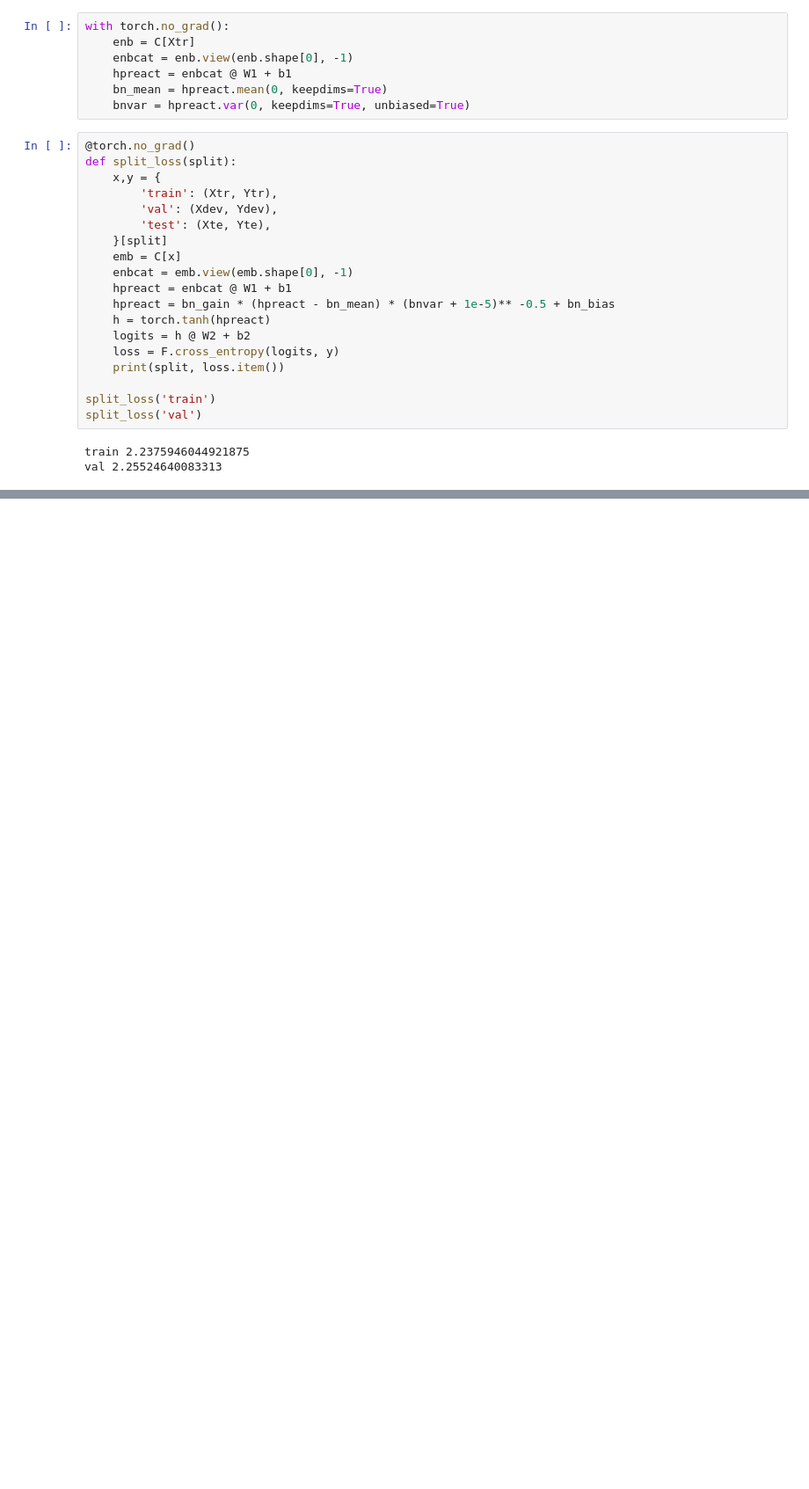
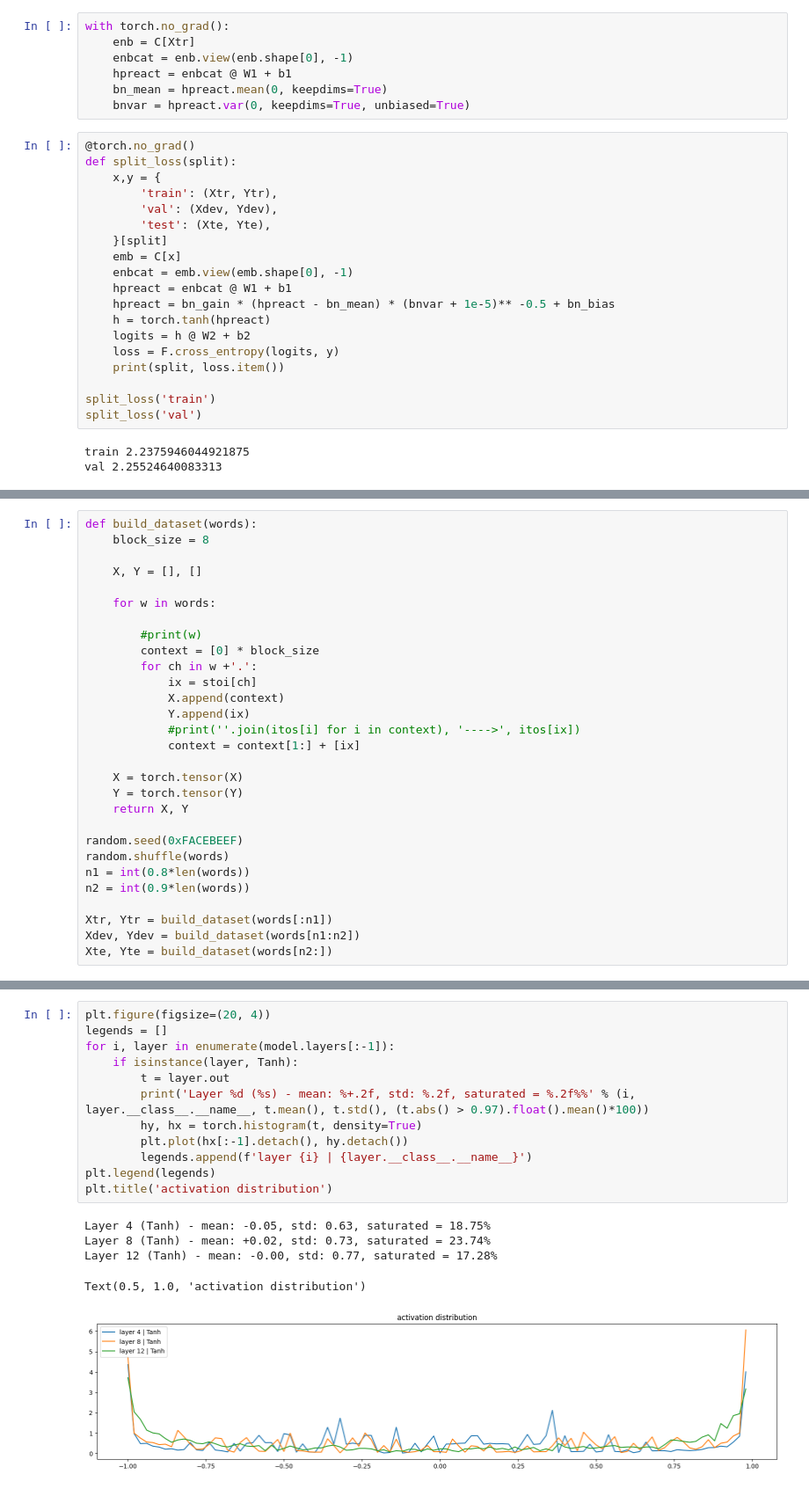
Before and after one commit to GreenCrimea/Learning_Transformers, a Jupyter notebook: Makemore.ipynb, the cells around one changed output, grey strips where cells are left out. Shown at 88% size. Saved outputs shown, nothing was run; the diff lists cells and outputs as text; blank space fills up the shorter version.

```diff
--- a/Makemore.ipynb
+++ b/Makemore.ipynb
@@ -1444,0 +1457,29 @@ val 2.25524640083313
+# %%
+def build_dataset(words):
+    block_size = 8
+
+    X, Y = [], []
+
+    for w in words:
+
+        #print(w)
+        context = [0] * block_size
+        for ch in w +'.':
+            ix = stoi[ch]
+            X.append(context)
+            Y.append(ix)
+            #print(''.join(itos[i] for i in context), '---->', itos[ix])
+            context = context[1:] + [ix]
+
+    X = torch.tensor(X)
+    Y = torch.tensor(Y)
+    return X, Y
+
+random.seed(0xFACEBEEF)
+random.shuffle(words)
+n1 = int(0.8*len(words))
+n2 = int(0.9*len(words))
+
+Xtr, Ytr = build_dataset(words[:n1])
+Xdev, Ydev = build_dataset(words[n1:n2])
+Xte, Yte = build_dataset(words[n2:])
@@ -1444,0 +1693,18 @@ val 2.25524640083313
+# %%
+plt.figure(figsize=(20, 4))
+legends = []
+for i, layer in enumerate(model.layers[:-1]):
+    if isinstance(layer, Tanh):
+        t = layer.out
+        print('Layer %d (%s) - mean: %+.2f, std: %.2f, saturated = %.2f%%' % (i, layer.__class__.__name__, t.mean(), t.std(), (t.abs() > 0.97).float().mean()*100))
+        hy, hx = torch.histogram(t, density=True)
+        plt.plot(hx[:-1].detach(), hy.detach())
+        legends.append(f'layer {i} | {layer.__class__.__name__}')
+plt.legend(legends)
+plt.title('activation distribution')
+# %% [output]
+Layer 4 (Tanh) - mean: -0.05, std: 0.63, saturated = 18.75%
+Layer 8 (Tanh) - mean: +0.02, std: 0.73, saturated = 23.74%
+Layer 12 (Tanh) - mean: -0.00, std: 0.77, saturated = 17.28%
+Text(0.5, 1.0, 'activation distribution')
+[figure, added]
```
Also changed, not shown: parts of 9 cells of this notebook.
